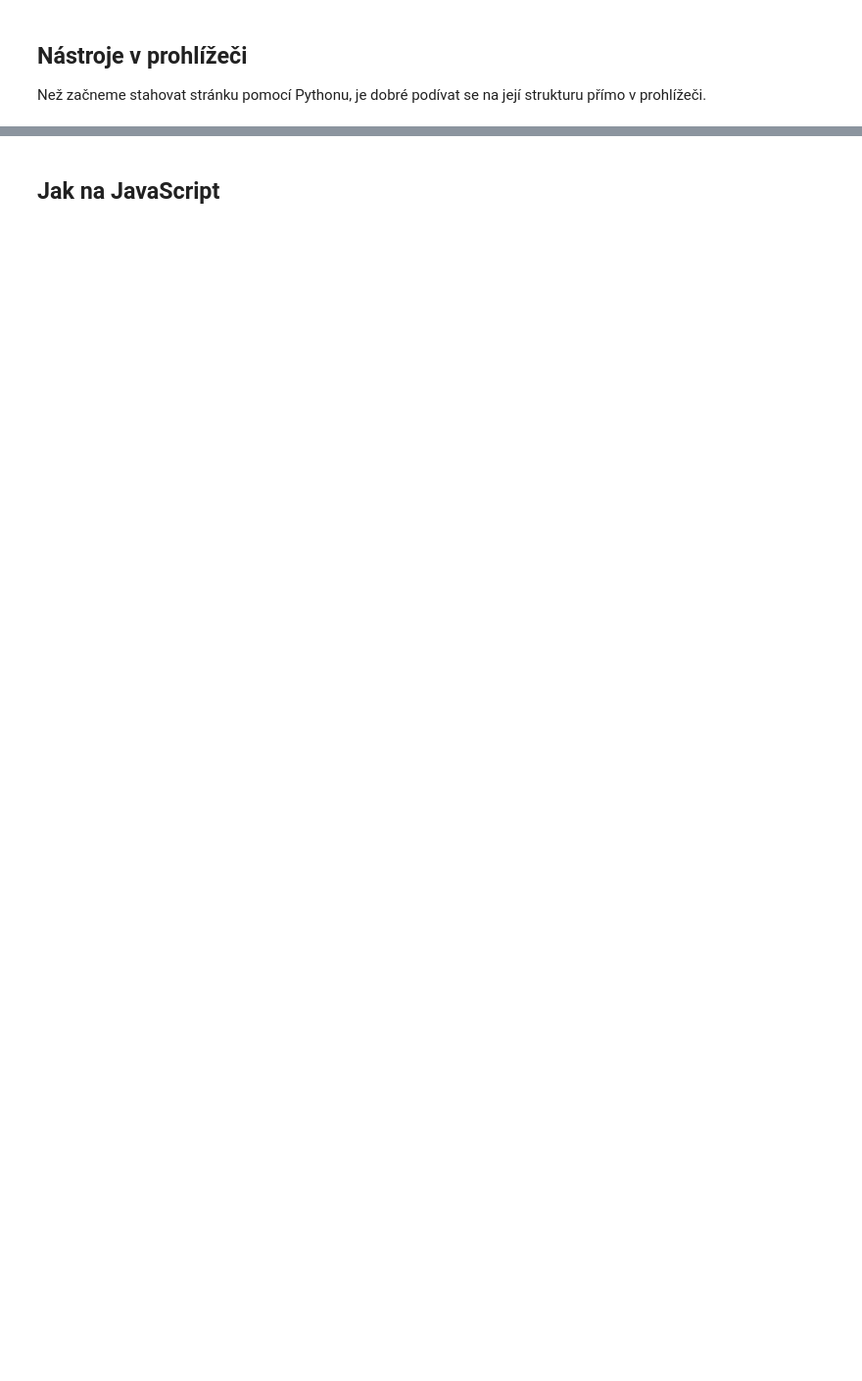
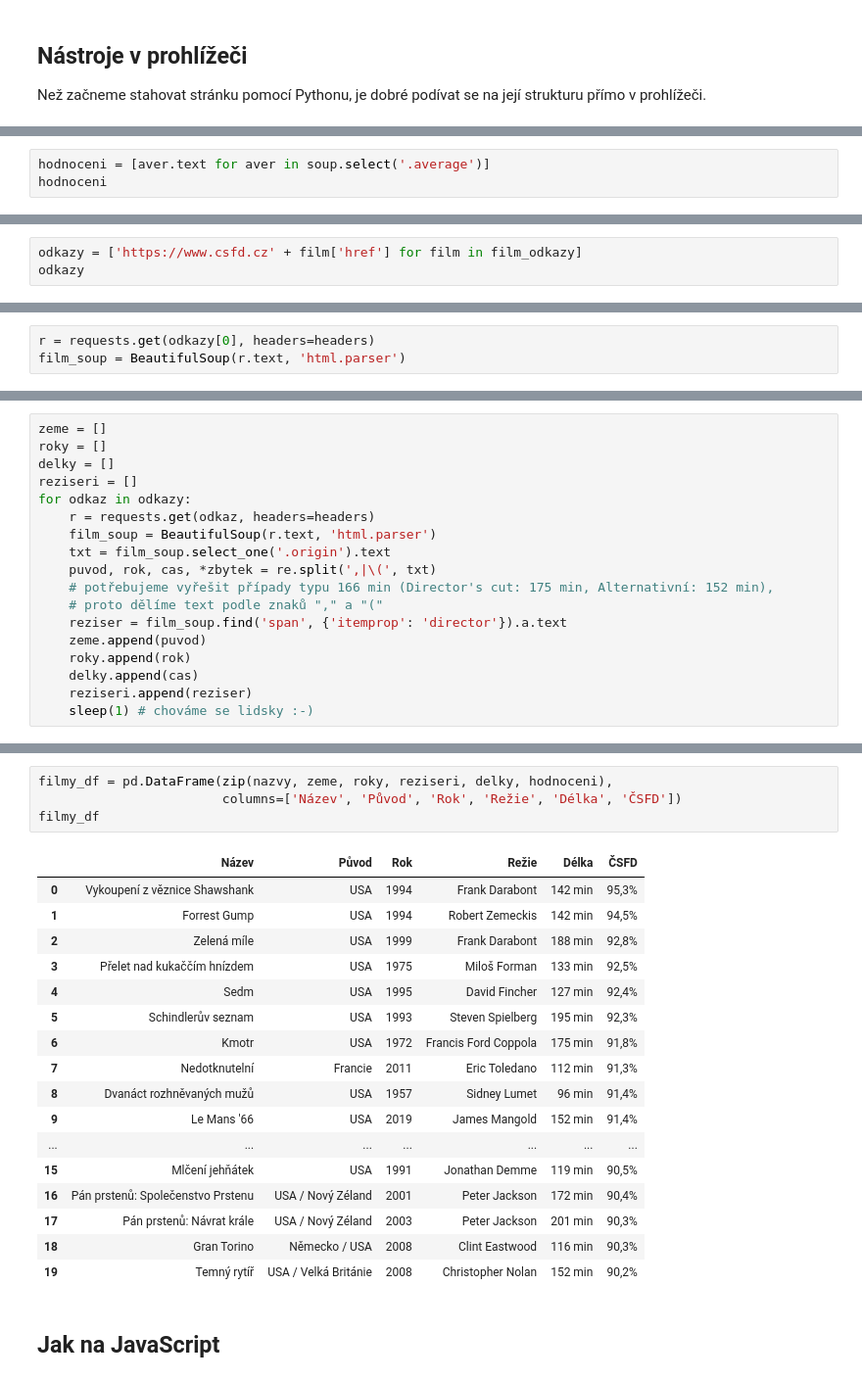
Before and after one commit to PyDataCZ/naucse.python.cz, a Jupyter notebook: lessons/pydata/webscraping/index.ipynb, the cells around one changed output, grey strips where cells are left out. Shown at 98% size. Cells and saved outputs as stored; diff of their text form; blank space fills up the shorter version.

Commit message:
data z ČSFD

```diff
--- a/lessons/pydata/webscraping/index.ipynb
+++ b/lessons/pydata/webscraping/index.ipynb
@@ -406,0 +521,3 @@ wikipedie nebo https://www.csfd.cz/zebricky/nejlepsi-filmy/  režiséři nebo kn
+# %%
+hodnoceni = [aver.text for aver in soup.select('.average')]
+hodnoceni
@@ -406,0 +545,3 @@ wikipedie nebo https://www.csfd.cz/zebricky/nejlepsi-filmy/  režiséři nebo kn
+# %%
+odkazy = ['https://www.csfd.cz' + film['href'] for film in film_odkazy]
+odkazy
@@ -406,0 +569,3 @@ wikipedie nebo https://www.csfd.cz/zebricky/nejlepsi-filmy/  režiséři nebo kn
+# %%
+r = requests.get(odkazy[0], headers=headers)
+film_soup = BeautifulSoup(r.text, 'html.parser')
@@ -406,0 +589,18 @@ wikipedie nebo https://www.csfd.cz/zebricky/nejlepsi-filmy/  režiséři nebo kn
+# %%
+zeme = []
+roky = []
+delky = []
+reziseri = []
+for odkaz in odkazy:
+    r = requests.get(odkaz, headers=headers)
+    film_soup = BeautifulSoup(r.text, 'html.parser')
+    txt = film_soup.select_one('.origin').text
+    puvod, rok, cas, *zbytek = re.split(',|\(', txt)
+    # potřebujeme vyřešit případy typu 166 min (Director's cut: 175 min, Alternativní: 152 min),
+    # proto dělíme text podle znaků "," a "("
+    reziser = film_soup.find('span', {'itemprop': 'director'}).a.text
+    zeme.append(puvod)
+    roky.append(rok)
+    delky.append(cas)
+    reziseri.append(reziser)
+    sleep(1) # chováme se lidsky :-)
@@ -407,2 +628,24 @@ wikipedie nebo https://www.csfd.cz/zebricky/nejlepsi-filmy/  režiséři nebo kn
+# %%
+filmy_df = pd.DataFrame(zip(nazvy, zeme, roky, reziseri, delky, hodnoceni),
+                        columns=['Název', 'Původ', 'Rok', 'Režie', 'Délka', 'ČSFD'])
+filmy_df
+# %% [output]
+|  | Název | Původ | Rok | Režie | Délka | ČSFD |
+| 0 | Vykoupení z věznice Shawshank | USA | 1994 | Frank Darabont | 142 min | 95,3% |
+| 1 | Forrest Gump | USA | 1994 | Robert Zemeckis | 142 min | 94,5% |
+| 2 | Zelená míle | USA | 1999 | Frank Darabont | 188 min | 92,8% |
+| 3 | Přelet nad kukaččím hnízdem | USA | 1975 | Miloš Forman | 133 min | 92,5% |
+| 4 | Sedm | USA | 1995 | David Fincher | 127 min | 92,4% |
+| 5 | Schindlerův seznam | USA | 1993 | Steven Spielberg | 195 min | 92,3% |
+| 6 | Kmotr | USA | 1972 | Francis Ford Coppola | 175 min | 91,8% |
+| 7 | Nedotknutelní | Francie | 2011 | Eric Toledano | 112 min | 91,3% |
+| 8 | Dvanáct rozhněvaných mužů | USA | 1957 | Sidney Lumet | 96 min | 91,4% |
+| 9 | Le Mans '66 | USA | 2019 | James Mangold | 152 min | 91,4% |
+| ... | ... | ... | ... | ... | ... | ... |
+| 15 | Mlčení jehňátek | USA | 1991 | Jonathan Demme | 119 min | 90,5% |
+| 16 | Pán prstenů: Společenstvo Prstenu | USA / Nový Zéland | 2001 | Peter Jackson | 172 min | 90,4% |
+| 17 | Pán prstenů: Návrat krále | USA / Nový Zéland | 2003 | Peter Jackson | 201 min | 90,3% |
+| 18 | Gran Torino | Německo / USA | 2008 | Clint Eastwood | 116 min | 90,3% |
+| 19 | Temný rytíř | USA / Velká Británie | 2008 | Christopher Nolan | 152 min | 90,2% |
 # %% [markdown]
 ## Jak na JavaScript
```
Also changed, not shown: parts of 20 cells of this notebook.
